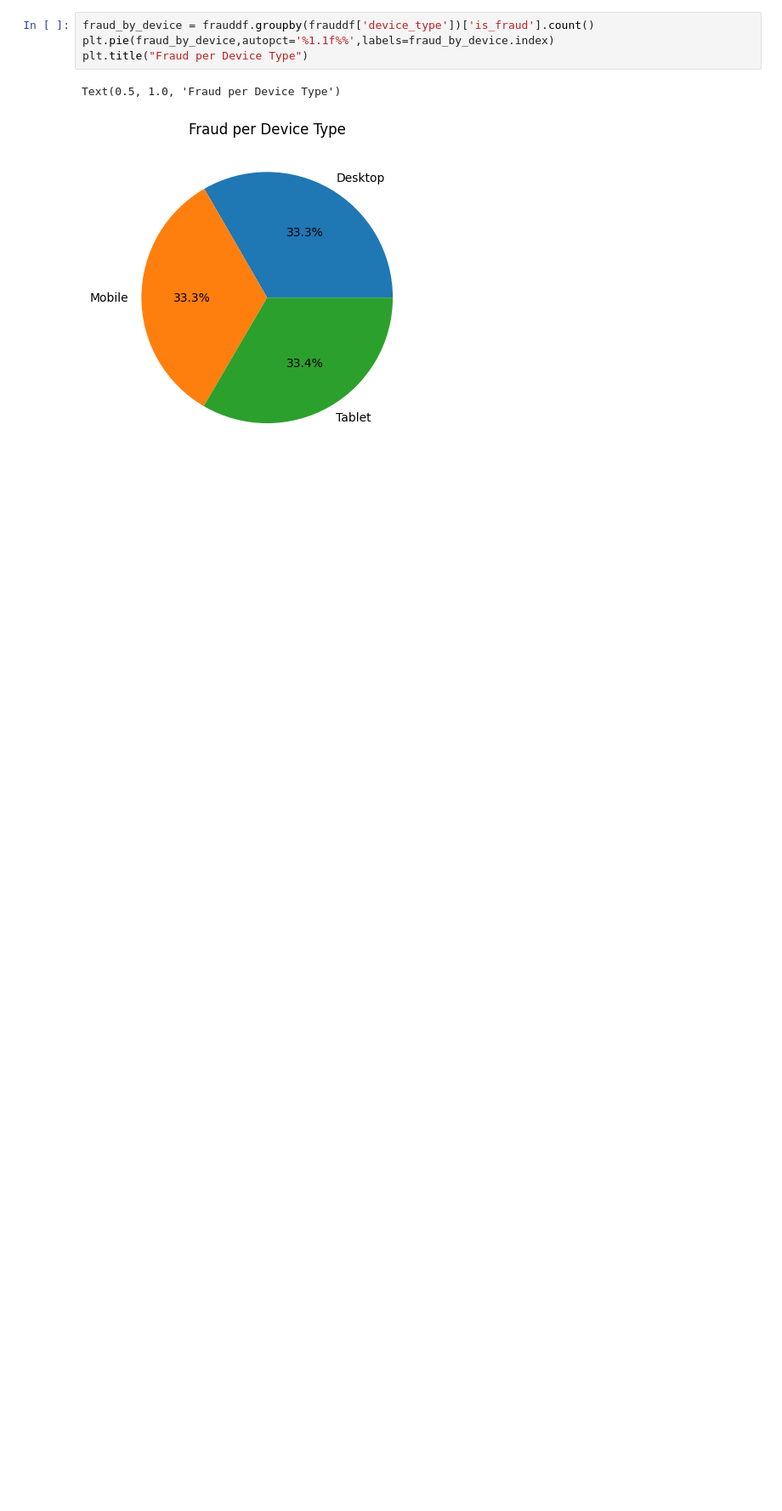
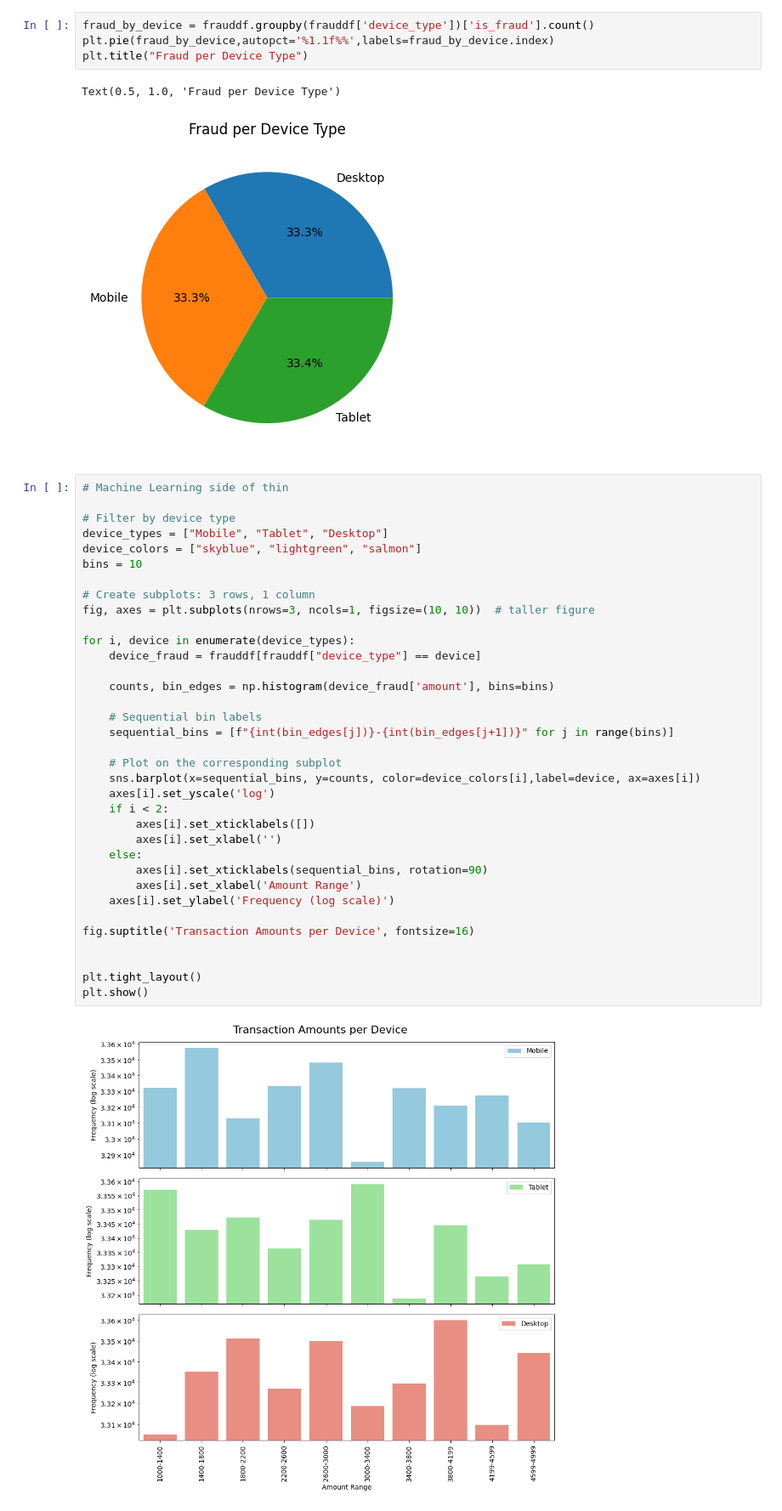
Before and after one commit to aashishraja/fraud-detection-project, a Jupyter notebook: notebooks/eda.ipynb, the cells around one changed output. Shown at 85% size. Drawn from its saved outputs; the diff is of its cells as text; blank space fills up the shorter version.

Commit message:
Added conditinal EDA Pt 1 - Amount by Device

```diff
--- a/notebooks/eda.ipynb
+++ b/notebooks/eda.ipynb
@@ -203,3 +203,40 @@ plt.title("Fraud per Device Type")
 # %% [output]
 Text(0.5, 1.0, 'Fraud per Device Type')
 [figure]
+# %%
+# Machine Learning side of thin
+
+# Filter by device type
+device_types = ["Mobile", "Tablet", "Desktop"]
+device_colors = ["skyblue", "lightgreen", "salmon"]
+bins = 10
+
+# Create subplots: 3 rows, 1 column
+fig, axes = plt.subplots(nrows=3, ncols=1, figsize=(10, 10))  # taller figure
+
+for i, device in enumerate(device_types):
+    device_fraud = frauddf[frauddf["device_type"] == device]
+
+    counts, bin_edges = np.histogram(device_fraud['amount'], bins=bins)
+
+    # Sequential bin labels
+    sequential_bins = [f"{int(bin_edges[j])}-{int(bin_edges[j+1])}" for j in range(bins)]
+
+    # Plot on the corresponding subplot
+    sns.barplot(x=sequential_bins, y=counts, color=device_colors[i],label=device, ax=axes[i])
+    axes[i].set_yscale('log')
+    if i < 2:
+        axes[i].set_xticklabels([])
+        axes[i].set_xlabel('')
+    else:
+        axes[i].set_xticklabels(sequential_bins, rotation=90)
+        axes[i].set_xlabel('Amount Range')
+    axes[i].set_ylabel('Frequency (log scale)')
+
+fig.suptitle('Transaction Amounts per Device', fontsize=16)
+
+
+plt.tight_layout()
+plt.show()
+# %% [output]
+[figure, added]
```
